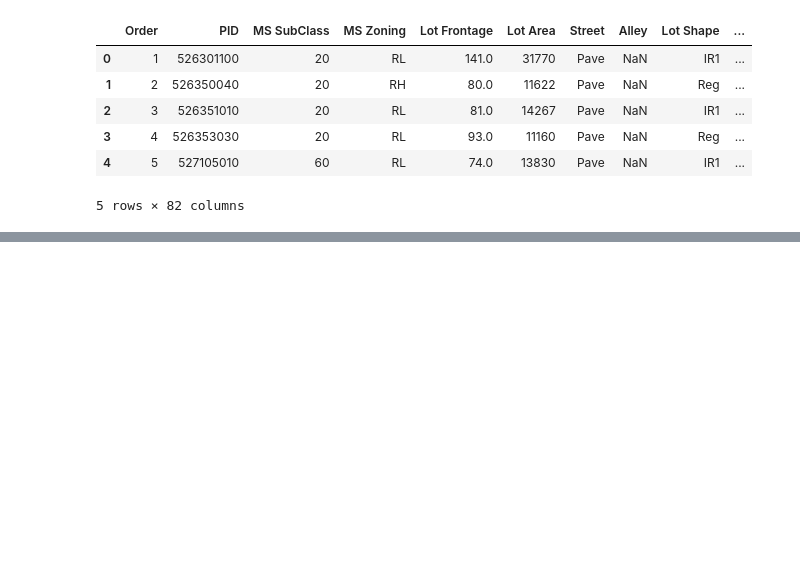
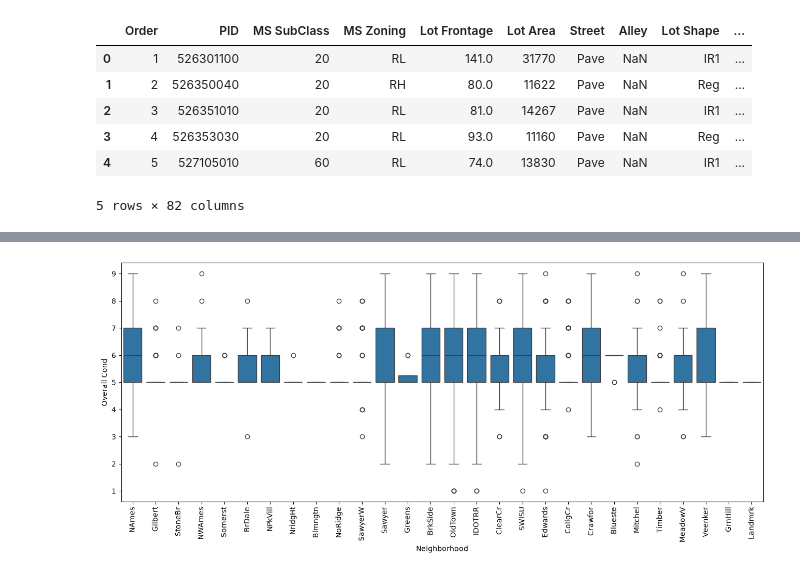
Before and after one commit to viragdiana/ML, a Jupyter notebook: lab-1-dia.ipynb, the cells around one changed output, grey strips where cells are left out. Cells and saved outputs as stored; diff of their text form; code cells hidden in the pictures; blank space fills up the shorter version.

```diff
--- a/lab-1-dia.ipynb
+++ b/lab-1-dia.ipynb
@@ -13,0 +72,15 @@ display(data.head())
+# %%
+
+import matplotlib.pyplot as plt
+import seaborn as sns
+#for my box plot the first question that came to mind: do I look at this data from the perspective of the seller or the buyer?
+# Keep it neutral so both can use it.
+#What I would start to wonder about as a buyer and seller is how the Overall Cond and?or Overall Qual of the dwelling
+# (is a building (or part of one) where people live. It’s a general word that covers houses, apartments, townhouses, duplexes, and so on.)
+# in Ames city devided into Neighborhood
+plt.figure(figsize = (16,6))
+sns.boxplot(x = 'Neighborhood', y = 'Overall Cond', data = data)
+plt.xticks(rotation = 90)
+plt.show()
+# %% [output]
+[figure, added]
```
Also changed, not shown: parts of 3 cells of this notebook.
